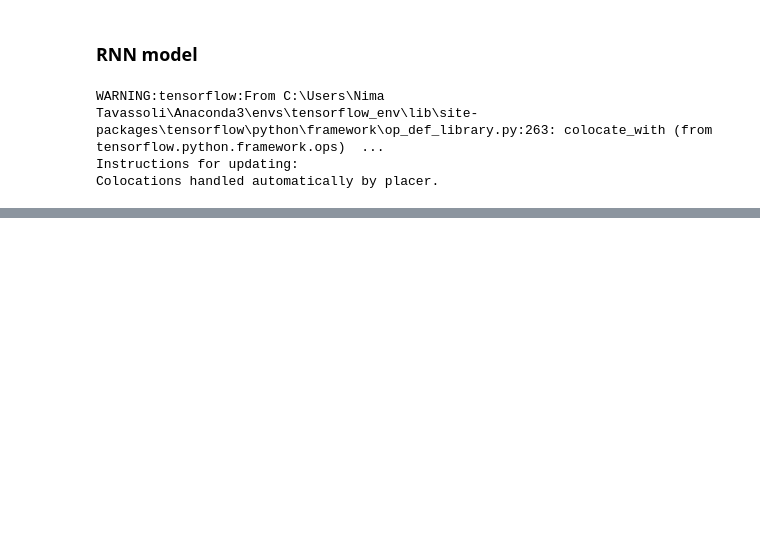
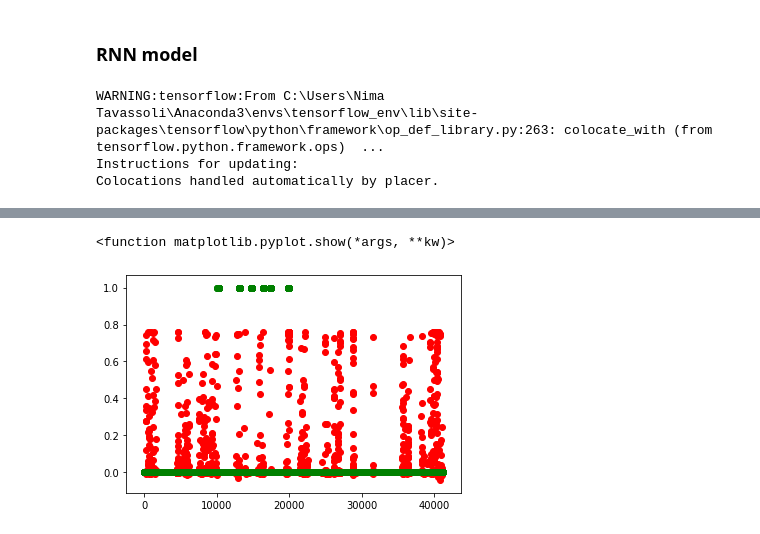
Before and after one commit to Nimtaa/Noisy, a Jupyter notebook: NeuralNetworks.ipynb, the cells around one changed output, grey strips where cells are left out. Cells and saved outputs as stored; diff of their text form; code cells hidden in the pictures; blank space fills up the shorter version.

```diff
--- a/NeuralNetworks.ipynb
+++ b/NeuralNetworks.ipynb
@@ -53,0 +180,7 @@ _________________________________________________________________
+# %%
+plt.scatter(range(41178),results,c='r')
+plt.scatter(range(41178),y_test_set_array,c='g')
+plt.show
+# %% [output]
+<function matplotlib.pyplot.show(*args, **kw)>
+[figure, added]
```
Also changed, not shown: parts of 24 cells of this notebook.
